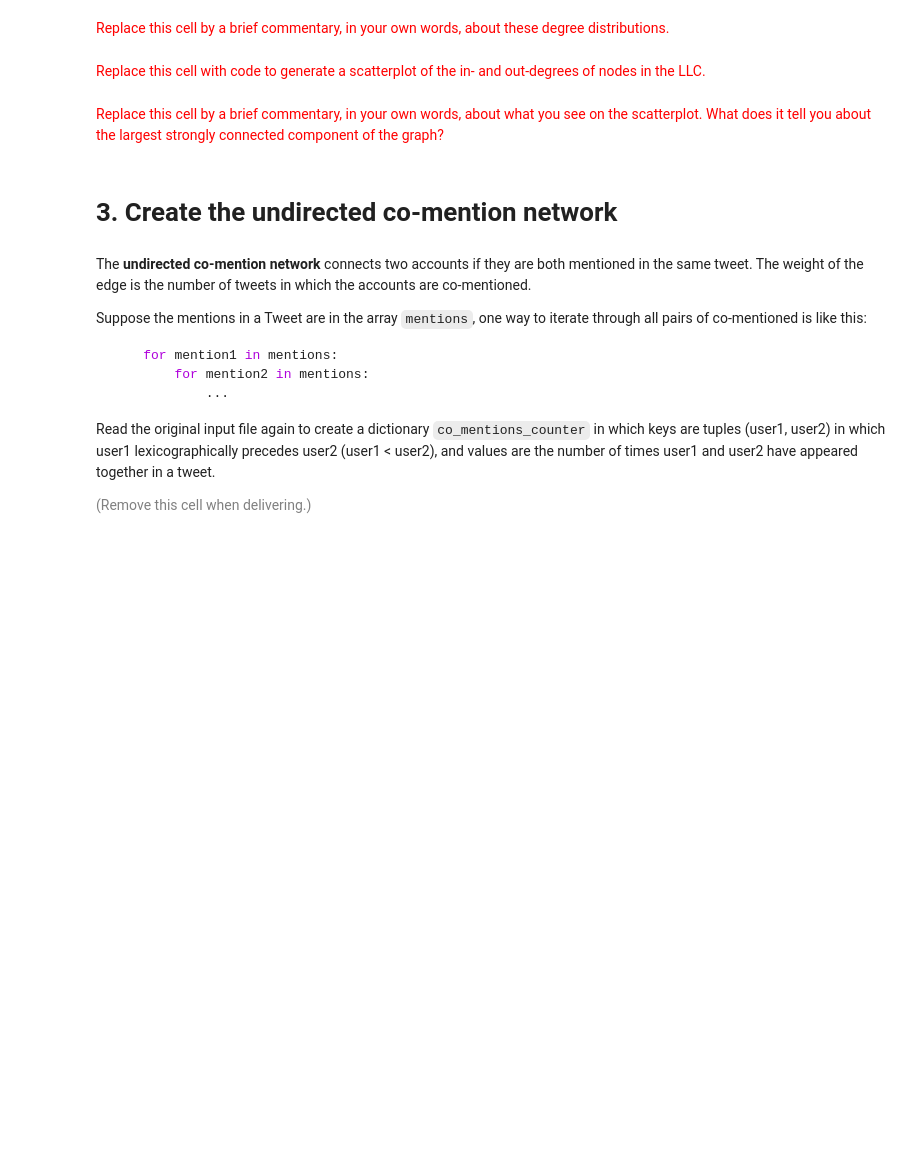
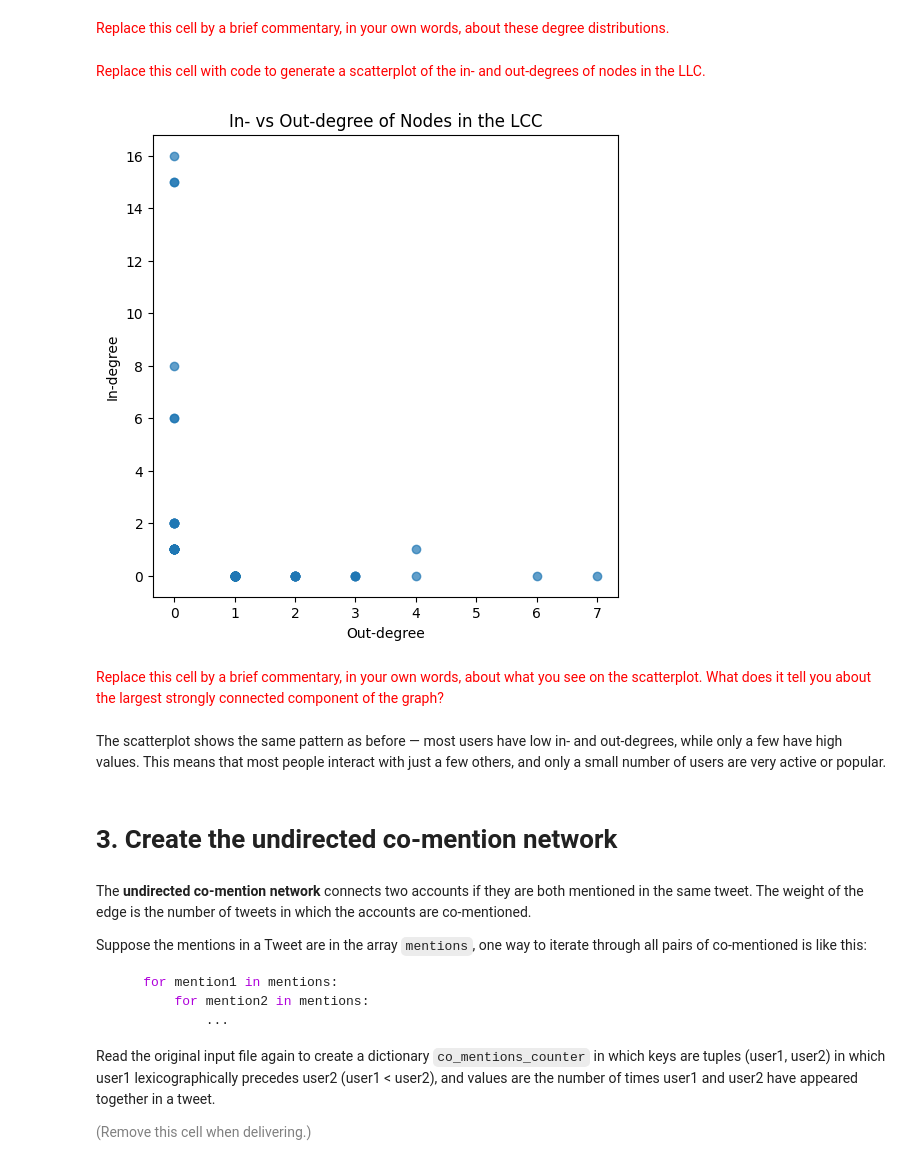
Before and after one commit to Jowi611/networks-science-course, a Jupyter notebook: practicum/ps03-networks-from-text.ipynb, the cells around one changed output. Drawn from its saved outputs; the diff is of its cells as text; code cells hidden in the pictures; blank space fills up the shorter version.

```diff
--- a/practicum/ps03-networks-from-text.ipynb
+++ b/practicum/ps03-networks-from-text.ipynb
@@ -376,7 +531,18 @@ Analyze the in- and out-degree distributions of nodes in the **largest connected
 # %% [markdown]
 <font size="+1" color="red">Replace this cell with code to generate a scatterplot of the in- and out-degrees of nodes in the LLC.</font>
+# %%
+plt.figure(figsize=(6,6))
+plt.scatter(out_degrees, in_degrees, alpha=0.7)
+plt.xlabel("Out-degree")
+plt.ylabel("In-degree")
+plt.title("In- vs Out-degree of Nodes in the LCC")
+plt.show()
+# %% [output]
+[figure, added]
 # %% [markdown]
 <font size="+1" color="red">Replace this cell by a brief commentary, in your own words, about what you see on the scatterplot. What does it tell you about the largest strongly connected component of the graph?</font>
+# %% [markdown]
+The scatterplot shows the same pattern as before — most users have low in- and out-degrees, while only a few have high values. This means that most people interact with just a few others, and only a small number of users are very active or popular.
 # %% [markdown]
 # 3. Create the undirected co-mention network
 # %% [markdown]
```
Also changed, not shown: parts of 17 cells of this notebook, 3 other files.
